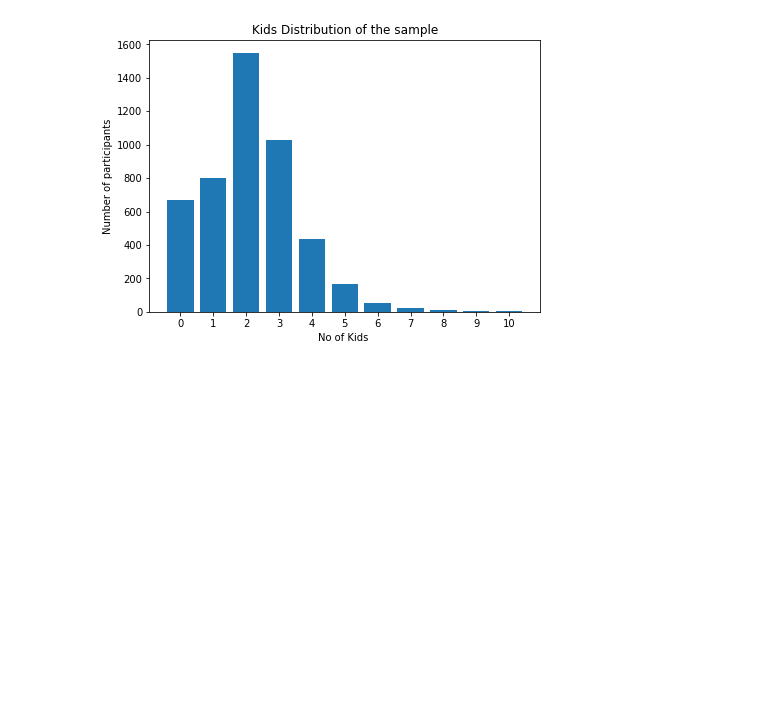
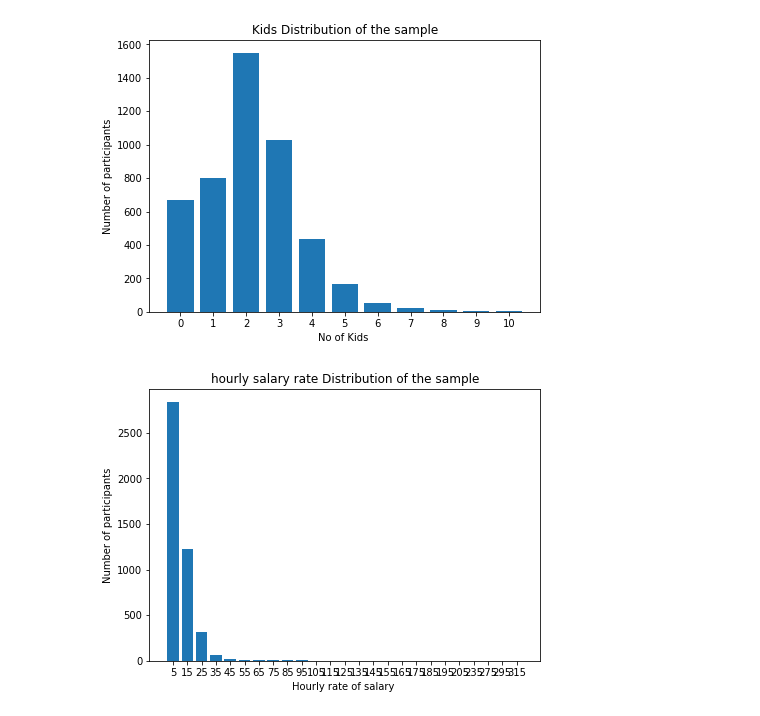
Before and after one commit to UpekkaA/datascience-assignment1, a Jupyter notebook: source-code/DataScienceAssignment.ipynb, the cells around one changed output. Cells and saved outputs as stored; diff of their text form; code cells hidden in the pictures; blank space fills up the shorter version.

```diff
--- a/source-code/DataScienceAssignment.ipynb
+++ b/source-code/DataScienceAssignment.ipynb
@@ -84,7 +84,7 @@ with open('resources/PSID.csv') as csvfile:
     ax.set_xticklabels(labels)
     ax.set_xlabel("Education Level")
     ax.set_ylabel("Number of participants")
-    ax.set_title("Education Distribution of the sample")
+    ax.set_title("Education Level Distribution of the sample")
 # %% [output]
 [figure]
 # %%
@@ -169,3 +169,45 @@ with open('resources/PSID.csv') as csvfile:
     ax.set_title("Kids Distribution of the sample")
 # %% [output]
 [figure]
+# %%
+#hourly salary rate distribution of the sample
+import csv
+import numpy as np
+
+import matplotlib.pyplot as plt
+%matplotlib inline
+
+def frequency(a, x):
+    count = 0
+
+    for i in a:
+        if float(x) + 10 > float(i) >= float(x) : count += 1
+    return count
+
+with open('resources/PSID.csv') as csvfile:
+    readCSV = csv.reader(csvfile, delimiter=',')
+    hourly_rates = []
+
+    for row in readCSV:
+        hourly_rate = row[9]
+
+        hourly_rates.append(hourly_rate)
+
+    labels = ['5','15','25','35','45','55','65','75','85','95','105','115','125','135','145','155','165','175','185',
+              '195','205','235','275','295','315','365' ]#,'3','4','5','6','7','8','9','10']
+    kids_freq = [frequency(hourly_rates,'0'),frequency(hourly_rates,'10'),frequency(hourly_rates,'20') ,frequency(hourly_rates,'30'),frequency(hourly_rates,'40'),
+                frequency(hourly_rates,'50'),frequency(hourly_rates,'60'),frequency(hourly_rates,'70') ,frequency(hourly_rates,'80'),frequency(hourly_rates,'90'),
+                frequency(hourly_rates,'100'),frequency(hourly_rates,'110'),frequency(hourly_rates,'120') ,frequency(hourly_rates,'130'),frequency(hourly_rates,'140'),
+                frequency(hourly_rates,'150'),frequency(hourly_rates,'160'),frequency(hourly_rates,'170') ,frequency(hourly_rates,'180'),frequency(hourly_rates,'200'),
+                frequency(hourly_rates,'230'),frequency(hourly_rates,'270'),frequency(hourly_rates,'290') ,frequency(hourly_rates,'310'),frequency(hourly_rates,'360')]
+    x_pos = np.arange(len(kids_freq))
+
+    fig, ax = plt.subplots(figsize=(7, 5))
+    ax.bar(x_pos, kids_freq, align='center')
+    ax.set_xticks(x_pos)
+    ax.set_xticklabels(labels)
+    ax.set_xlabel("Hourly rate of salary ")
+    ax.set_ylabel("Number of participants")
+    ax.set_title("hourly salary rate Distribution of the sample")
+# %% [output]
+[figure, added]
```
Also changed, not shown: parts of 4 cells of this notebook.
